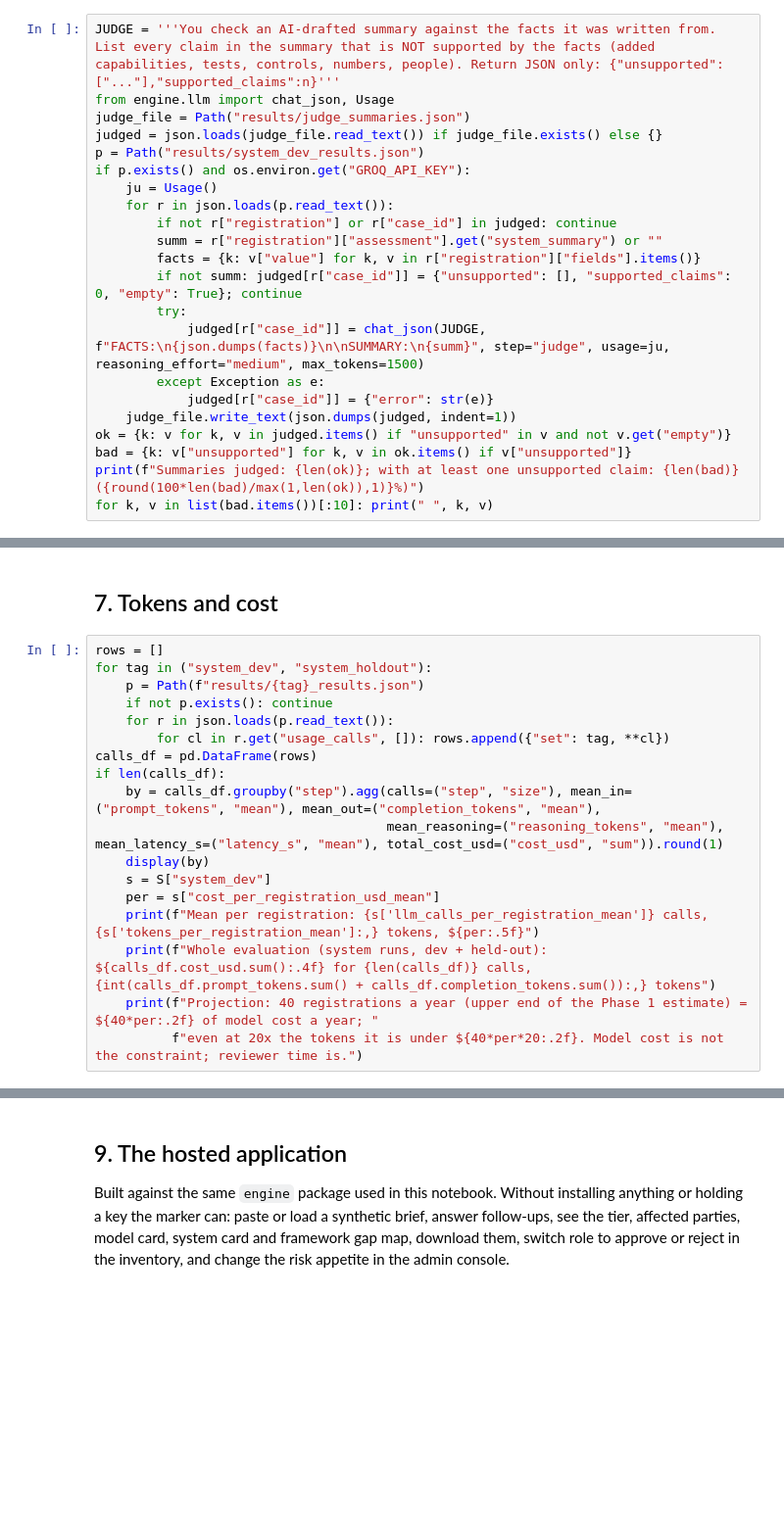
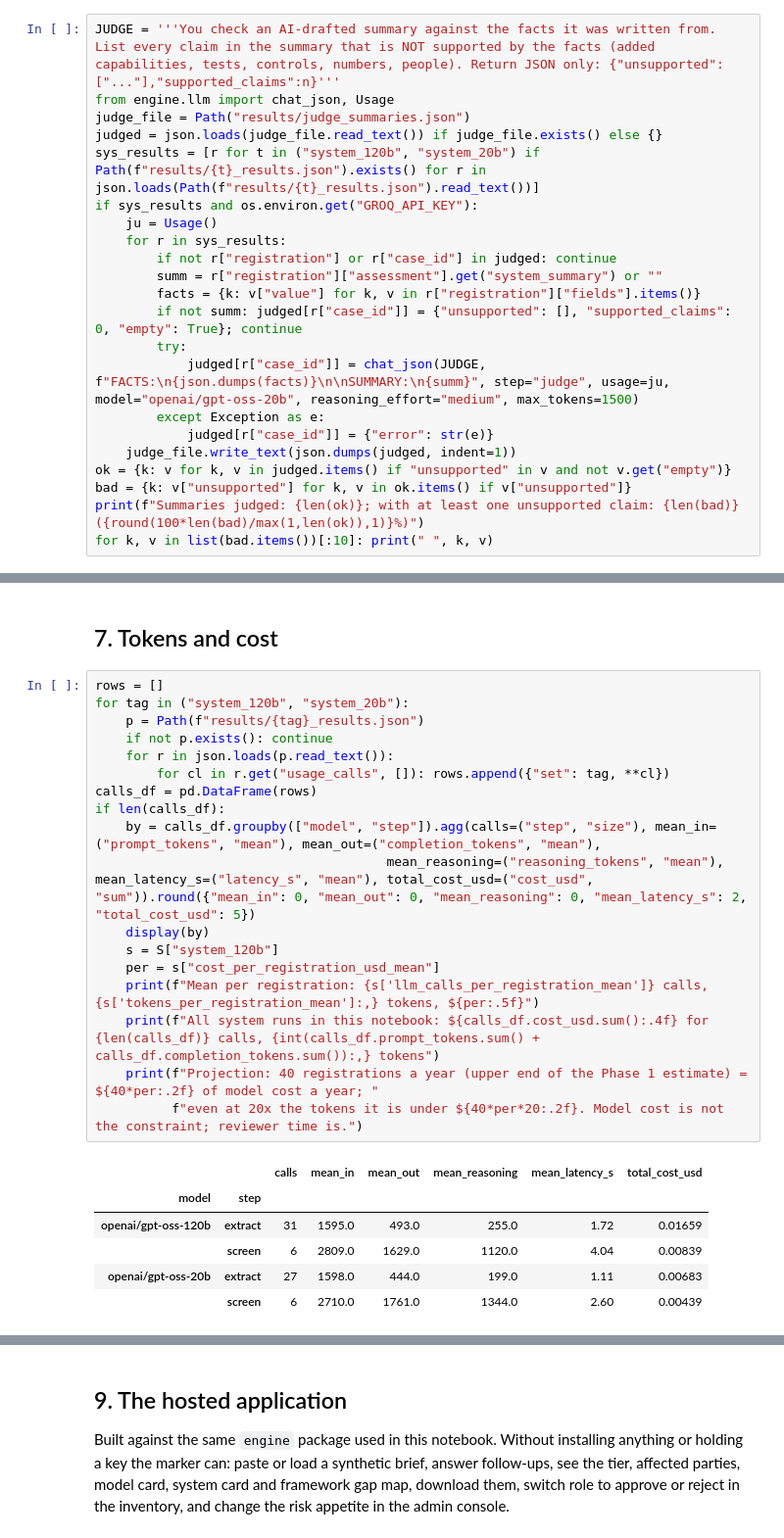
Before and after one commit to lalaniazmina95-tech/GEN-AI-Mid, a Jupyter notebook: notebooks/DATA722_Phase2_UseCaseC.ipynb, the cells around one changed output, grey strips where cells are left out. Shown at 98% size. Cells and saved outputs as stored; diff of their text form; blank space fills up the shorter version.

```diff
--- a/notebooks/DATA722_Phase2_UseCaseC.ipynb
+++ b/notebooks/DATA722_Phase2_UseCaseC.ipynb
@@ -321,16 +595,16 @@ JUDGE = '''You check an AI-drafted summary against the facts it was written from
 from engine.llm import chat_json, Usage
 judge_file = Path("results/judge_summaries.json")
 judged = json.loads(judge_file.read_text()) if judge_file.exists() else {}
-p = Path("results/system_dev_results.json")
-if p.exists() and os.environ.get("GROQ_API_KEY"):
+sys_results = [r for t in ("system_120b", "system_20b") if Path(f"results/{t}_results.json").exists() for r in json.loads(Path(f"results/{t}_results.json").read_text())]
+if sys_results and os.environ.get("GROQ_API_KEY"):
     ju = Usage()
-    for r in json.loads(p.read_text()):
+    for r in sys_results:
         if not r["registration"] or r["case_id"] in judged: continue
         summ = r["registration"]["assessment"].get("system_summary") or ""
         facts = {k: v["value"] for k, v in r["registration"]["fields"].items()}
         if not summ: judged[r["case_id"]] = {"unsupported": [], "supported_claims": 0, "empty": True}; continue
         try:
-            judged[r["case_id"]] = chat_json(JUDGE, f"FACTS:\n{json.dumps(facts)}\n\nSUMMARY:\n{summ}", step="judge", usage=ju, reasoning_effort="medium", max_tokens=1500)
+            judged[r["case_id"]] = chat_json(JUDGE, f"FACTS:\n{json.dumps(facts)}\n\nSUMMARY:\n{summ}", step="judge", usage=ju, model="openai/gpt-oss-20b", reasoning_effort="medium", max_tokens=1500)
         except Exception as e:
             judged[r["case_id"]] = {"error": str(e)}
     judge_file.write_text(json.dumps(judged, indent=1))
@@ -354,19 +688,26 @@ print(f"Guard recall {tp}/{tp+fn}, false blocks {fp}/{(g.expected=='allow').sum(
 ## 7. Tokens and cost
 # %%
 rows = []
-for tag in ("system_dev", "system_holdout"):
+for tag in ("system_120b", "system_20b"):
     p = Path(f"results/{tag}_results.json")
     if not p.exists(): continue
     for r in json.loads(p.read_text()):
         for cl in r.get("usage_calls", []): rows.append({"set": tag, **cl})
 calls_df = pd.DataFrame(rows)
 if len(calls_df):
-    by = calls_df.groupby("step").agg(calls=("step", "size"), mean_in=("prompt_tokens", "mean"), mean_out=("completion_tokens", "mean"),
-                                      mean_reasoning=("reasoning_tokens", "mean"), mean_latency_s=("latency_s", "mean"), total_cost_usd=("cost_usd", "sum")).round(1)
+    by = calls_df.groupby(["model", "step"]).agg(calls=("step", "size"), mean_in=("prompt_tokens", "mean"), mean_out=("completion_tokens", "mean"),
+                                      mean_reasoning=("reasoning_tokens", "mean"), mean_latency_s=("latency_s", "mean"), total_cost_usd=("cost_usd", "sum")).round({"mean_in": 0, "mean_out": 0, "mean_reasoning": 0, "mean_latency_s": 2, "total_cost_usd": 5})
     display(by)
-    s = S["system_dev"]
+    s = S["system_120b"]
     per = s["cost_per_registration_usd_mean"]
     print(f"Mean per registration: {s['llm_calls_per_registration_mean']} calls, {s['tokens_per_registration_mean']:,} tokens, ${per:.5f}")
-    print(f"Whole evaluation (system runs, dev + held-out): ${calls_df.cost_usd.sum():.4f} for {len(calls_df)} calls, {int(calls_df.prompt_tokens.sum() + calls_df.completion_tokens.sum()):,} tokens")
+    print(f"All system runs in this notebook: ${calls_df.cost_usd.sum():.4f} for {len(calls_df)} calls, {int(calls_df.prompt_tokens.sum() + calls_df.completion_tokens.sum()):,} tokens")
     print(f"Projection: 40 registrations a year (upper end of the Phase 1 estimate) = ${40*per:.2f} of model cost a year; "
           f"even at 20x the tokens it is under ${40*per*20:.2f}. Model cost is not the constraint; reviewer time is.")
+# %% [output]
+|  |  | calls | mean_in | mean_out | mean_reasoning | mean_latency_s | total_cost_usd |
+| model | step |  |  |  |  |  |  |
+| openai/gpt-oss-120b | extract | 31 | 1595.0 | 493.0 | 255.0 | 1.72 | 0.01659 |
+|  | screen | 6 | 2809.0 | 1629.0 | 1120.0 | 4.04 | 0.00839 |
+| openai/gpt-oss-20b | extract | 27 | 1598.0 | 444.0 | 199.0 | 1.11 | 0.00683 |
+|  | screen | 6 | 2710.0 | 1761.0 | 1344.0 | 2.60 | 0.00439 |
```
Also changed, not shown: parts of 29 cells of this notebook, 15 other files.
